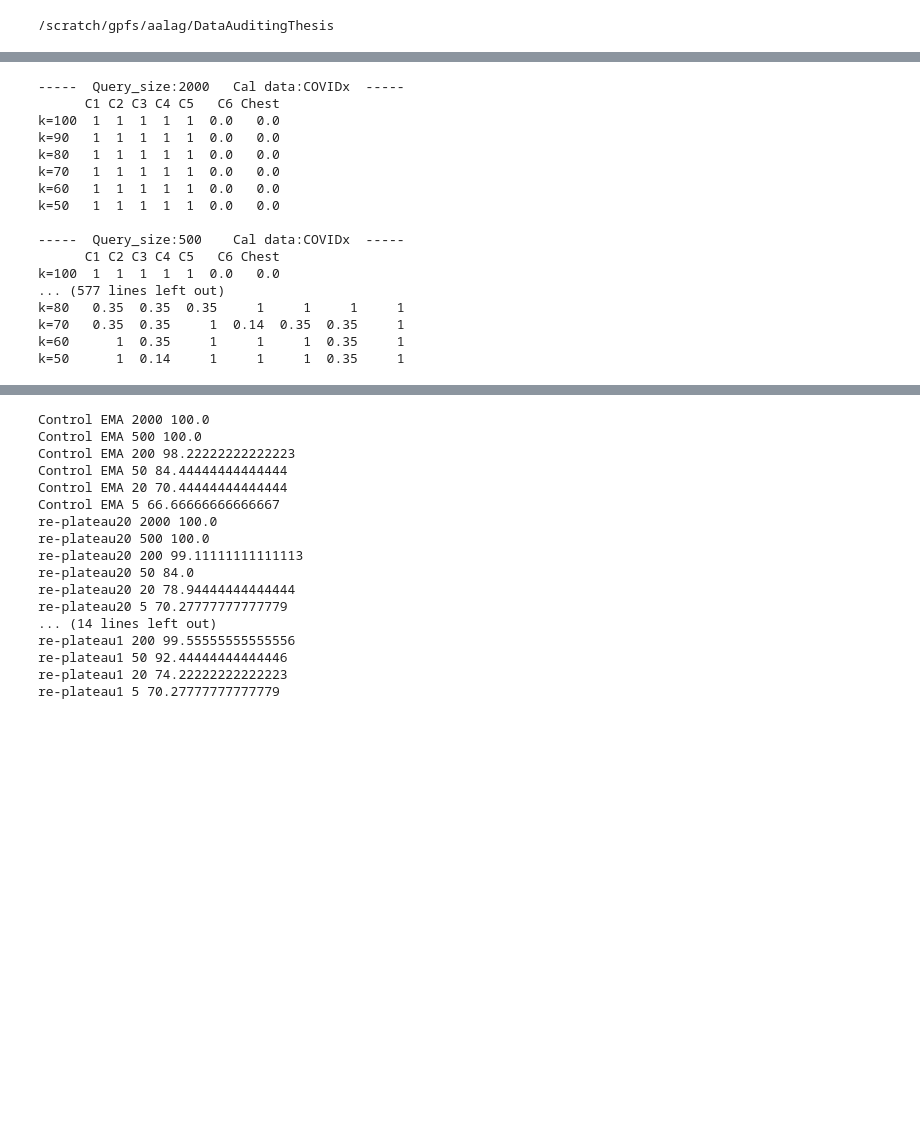
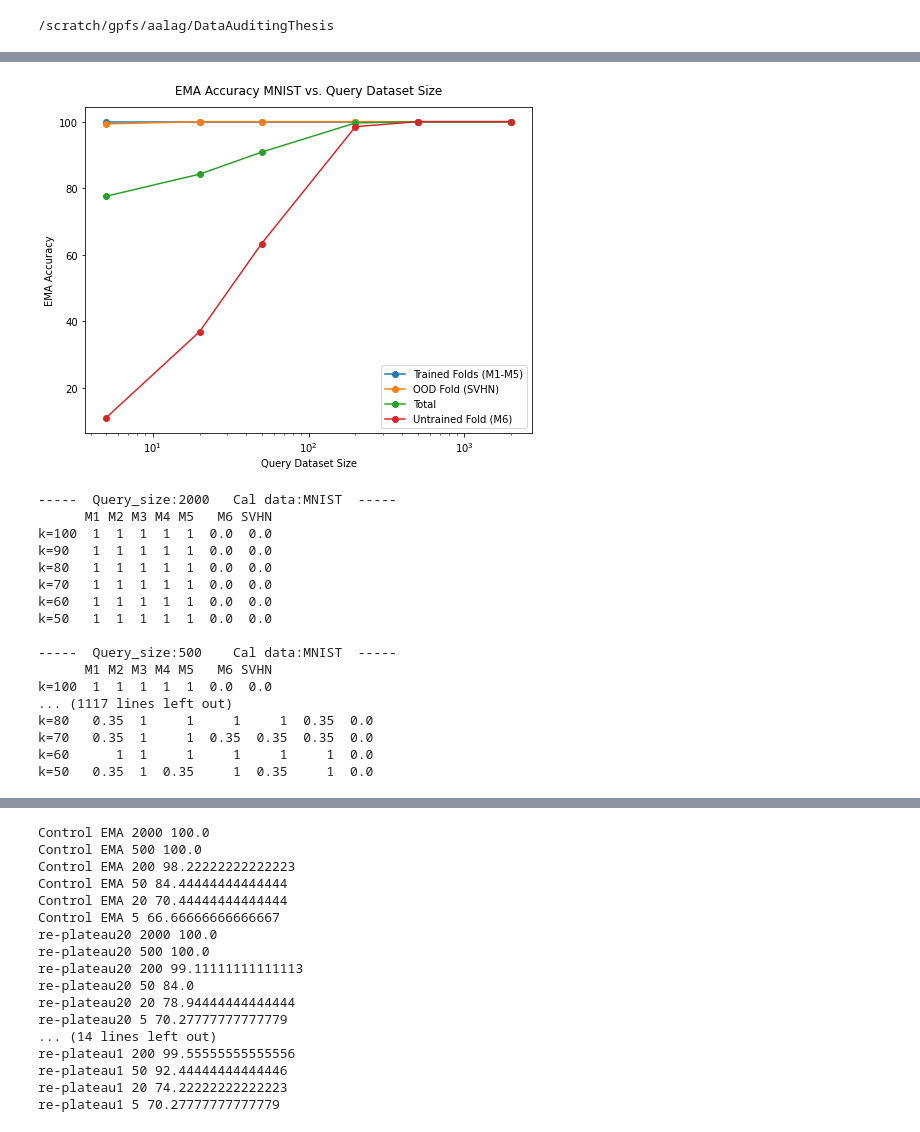
Before and after one commit to ayush-alag/DataAuditing, a Jupyter notebook: aggregate_result.ipynb, the cells around one changed output, grey strips where cells are left out. Drawn from its saved outputs; the diff is of its cells as text; code cells hidden in the pictures; blank space fills up the shorter version.

```diff
--- a/aggregate_result.ipynb
+++ b/aggregate_result.ipynb
@@ -163,23 +255,52 @@ metric_list = [['correctness'], ['confidence'], ['entropy'], ['modified entropy'
+# %%
+total = [100.0, 100.0, 99.625, 90.83333333333333, 84.20833333333333, 77.54166666666667]
+m1 = [100, 100, 100, 100, 100, 100]
+m6 = [100, 100, 98.5, 63.33, 36.83, 10.83]
+svhn = [100, 100, 100, 100, 100, 99.33]
+sizes = [2000, 500, 200, 50, 20, 5]
+# %%
+plt.figure(figsize=(8,6))
+plt.title('EMA Accuracy MNIST vs. Query Dataset Size', y=1.02)
+plt.xlabel("Query Dataset Size")
+plt.ylabel("EMA Accuracy")
+plt.plot(sizes, m1, marker='o', label="Trained Folds (M1-M5)")
+plt.plot(sizes, svhn, marker='o',  label="OOD Fold (SVHN)")
+plt.plot(sizes, total, marker='o', label="Total")
+plt.plot(sizes, m6, marker='o', label="Untrained Fold (M6)")
+plt.legend()
+plt.xscale("log")
+plt.show()
+# %% [output]
+[figure, added]
 # %%
-# all_tables = []
+# covid_tables = []
 # for metrics in metric_list:
-#     all_tables.extend(compute_tables(experiments, data, sizes, modes, epoch, metrics, klist, mixup, no_svhn=True))
-tables = compute_tables(experiments, data, sizes, modes, epoch, metrics, klist, mixup)
+#     covid_tables.extend(compute_tables(experiments, data, sizes, modes, epoch, metrics, klist, mixup))
+# covid_ks = compute_tables(["COVIDx_base"], ['COVIDx'], sizes, ['ks'], epoch, metrics, klist, mixup, cutoff=False)
+# covid_reg = compute_tables(["COVIDx_base"], ['COVIDx'], sizes, modes, epoch, metrics, klist, mixup, cutoff=False)
+# mnist_ks = compute_tables(["MNIST_base_50"], ['MNIST'], sizes, ['ks'], epoch, metrics, klist, mixup, cutoff=False)
+# mnist_reg = compute_tables(["MNIST_base_50"], ['MNIST'], sizes, modes, epoch, metrics, klist, mixup, cutoff=False)
+# location_ks = compute_tables(["Location_base_redo"], ['Location'], sizes, ['ks'], 200, metrics, klist, mixup, cutoff=False)
+# location_reg = compute_tables(["Location_base_redo"], ['Location'], sizes, modes, 200, metrics, klist, mixup, cutoff=False)
+# location_pruning = compute_tables(experiments, data, sizes, modes, epoch, metrics, klist, mixup)
+# mnist = compute_tables(drop_size, data, sizes, modes, epoch, metrics, klist, mixup)
+lenet_drop_results = compute_tables(lenet_drop, data, sizes, modes, epoch, metrics, klist, mixup)
+lenet_prune_results = compute_tables(lenet_sparse, data, sizes, modes, epoch, metrics, klist, mixup)
 # %% [output]
------  Query_size:2000   Cal data:COVIDx  -----
-      C1 C2 C3 C4 C5   C6 Chest
-k=100  1  1  1  1  1  0.0   0.0
-k=90   1  1  1  1  1  0.0   0.0
-k=80   1  1  1  1  1  0.0   0.0
-k=70   1  1  1  1  1  0.0   0.0
-k=60   1  1  1  1  1  0.0   0.0
-k=50   1  1  1  1  1  0.0   0.0
+-----  Query_size:2000   Cal data:MNIST  -----
+      M1 M2 M3 M4 M5   M6 SVHN
+k=100  1  1  1  1  1  0.0  0.0
+k=90   1  1  1  1  1  0.0  0.0
+k=80   1  1  1  1  1  0.0  0.0
+k=70   1  1  1  1  1  0.0  0.0
+k=60   1  1  1  1  1  0.0  0.0
+k=50   1  1  1  1  1  0.0  0.0
 
------  Query_size:500    Cal data:COVIDx  -----
-      C1 C2 C3 C4 C5   C6 Chest
-k=100  1  1  1  1  1  0.0   0.0
-... (577 lines left out)
-k=80   0.35  0.35  0.35     1     1     1     1
-k=70   0.35  0.35     1  0.14  0.35  0.35     1
-k=60      1  0.35     1     1     1  0.35     1
-k=50      1  0.14     1     1     1  0.35     1
+-----  Query_size:500    Cal data:MNIST  -----
+      M1 M2 M3 M4 M5   M6 SVHN
+k=100  1  1  1  1  1  0.0  0.0
+... (1117 lines left out)
+k=80   0.35  1     1     1     1  0.35  0.0
+k=70   0.35  1     1  0.35  0.35  0.35  0.0
+k=60      1  1     1     1     1     1  0.0
+k=50   0.35  1  0.35     1  0.35     1  0.0
```
Also changed, not shown: parts of 49 cells of this notebook, 9 other files.
